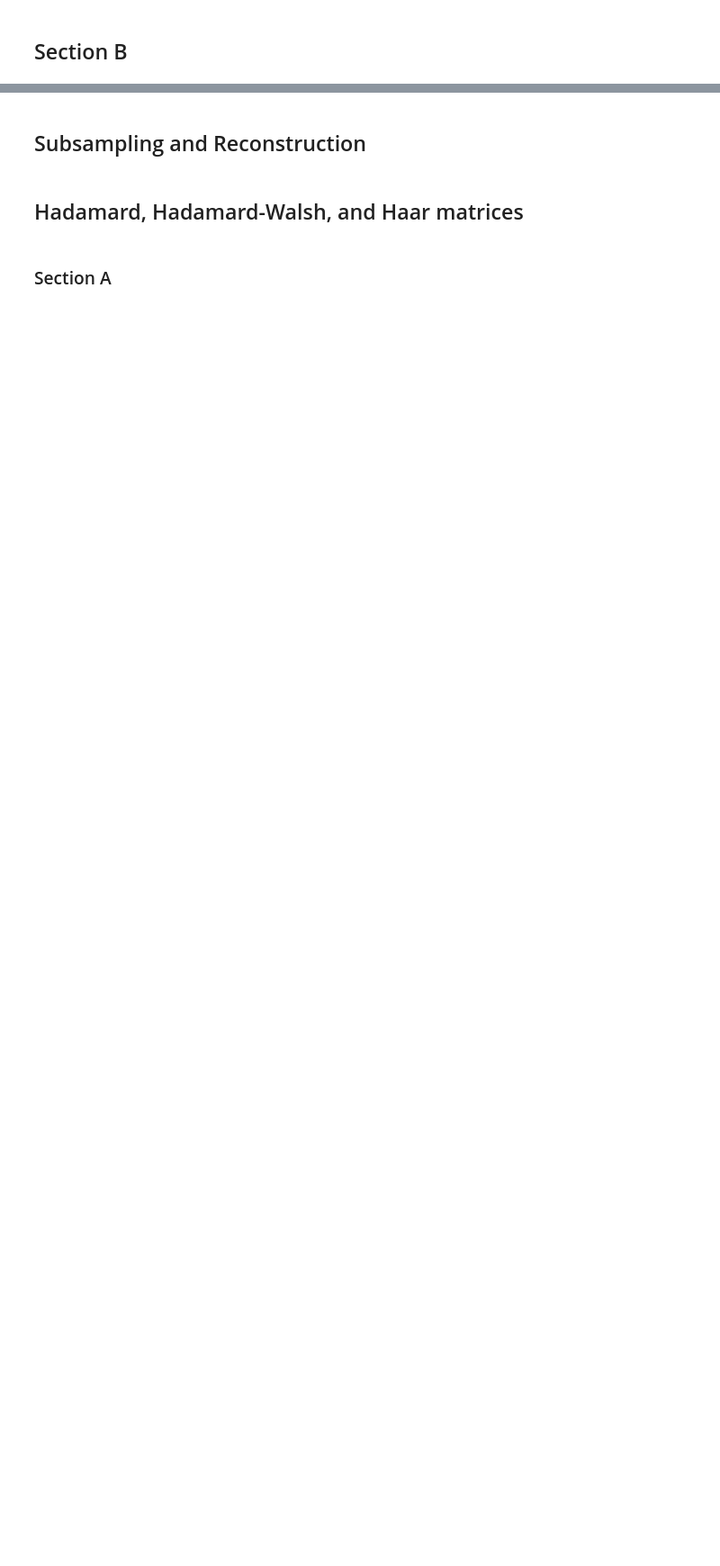
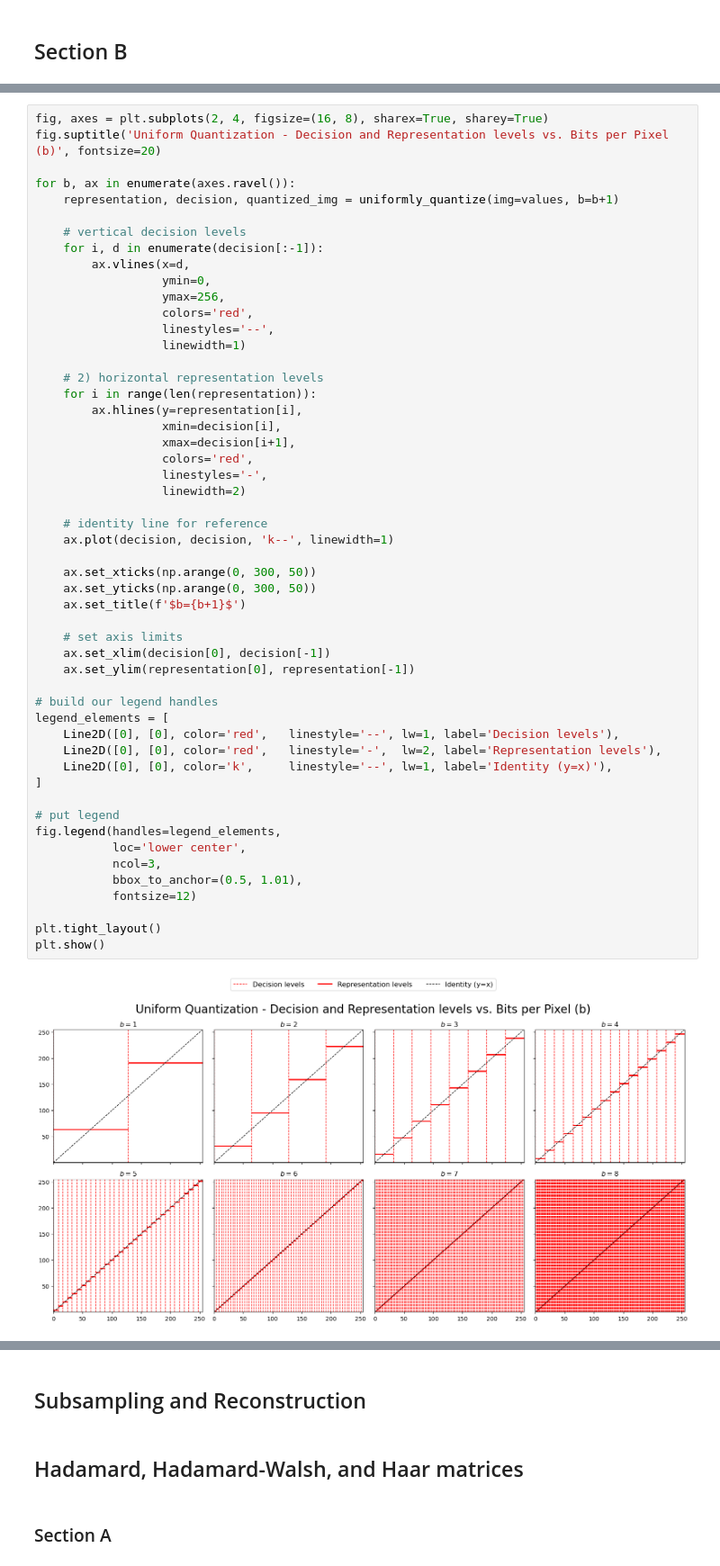
Before and after one commit to zakcory/signal_proc, a Jupyter notebook: HW1/hw1.ipynb, the cells around one changed output, grey strips where cells are left out. Shown at 90% size. Saved outputs shown, nothing was run; the diff lists cells and outputs as text; blank space fills up the shorter version.

```diff
--- a/HW1/hw1.ipynb
+++ b/HW1/hw1.ipynb
@@ -61,0 +105,54 @@ def quantize(img: np.array, b: int) -> np.array:
+# %%
+fig, axes = plt.subplots(2, 4, figsize=(16, 8), sharex=True, sharey=True)
+fig.suptitle('Uniform Quantization - Decision and Representation levels vs. Bits per Pixel (b)', fontsize=20)
+
+for b, ax in enumerate(axes.ravel()):
+    representation, decision, quantized_img = uniformly_quantize(img=values, b=b+1)
+
+    # vertical decision levels
+    for i, d in enumerate(decision[:-1]):
+        ax.vlines(x=d,
+                  ymin=0,
+                  ymax=256,
+                  colors='red',
+                  linestyles='--',
+                  linewidth=1)
+
+    # 2) horizontal representation levels
+    for i in range(len(representation)):
+        ax.hlines(y=representation[i],
+                  xmin=decision[i],
+                  xmax=decision[i+1],
+                  colors='red',
+                  linestyles='-',
+                  linewidth=2)
+
+    # identity line for reference
+    ax.plot(decision, decision, 'k--', linewidth=1)
+
+    ax.set_xticks(np.arange(0, 300, 50))
+    ax.set_yticks(np.arange(0, 300, 50))
+    ax.set_title(f'$b={b+1}$')
+
+    # set axis limits
+    ax.set_xlim(decision[0], decision[-1])
+    ax.set_ylim(representation[0], representation[-1])
+
+# build our legend handles
+legend_elements = [
+    Line2D([0], [0], color='red',   linestyle='--', lw=1, label='Decision levels'),
+    Line2D([0], [0], color='red',   linestyle='-',  lw=2, label='Representation levels'),
+    Line2D([0], [0], color='k',     linestyle='--', lw=1, label='Identity (y=x)'),
+]
+
+# put legend
+fig.legend(handles=legend_elements,
+           loc='lower center',
+           ncol=3,
+           bbox_to_anchor=(0.5, 1.01),
+           fontsize=12)
+
+plt.tight_layout()
+plt.show()
+# %% [output]
+[figure, added]
```
Also changed, not shown: parts of 11 cells of this notebook, 2 other files.
